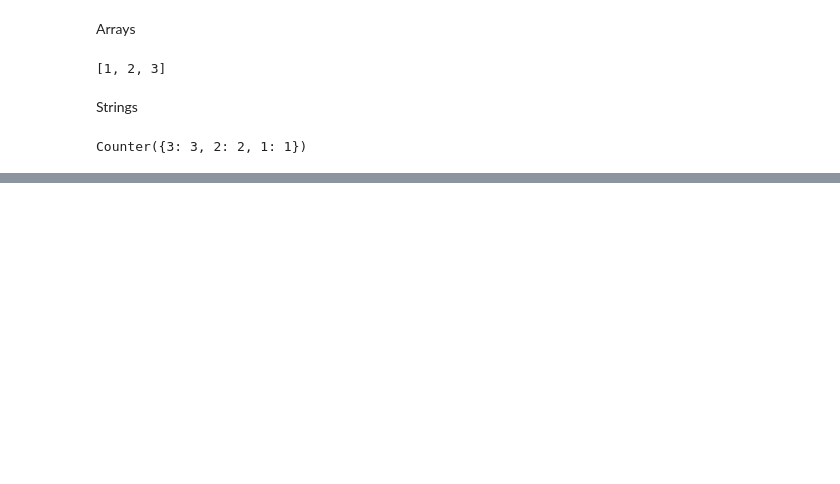
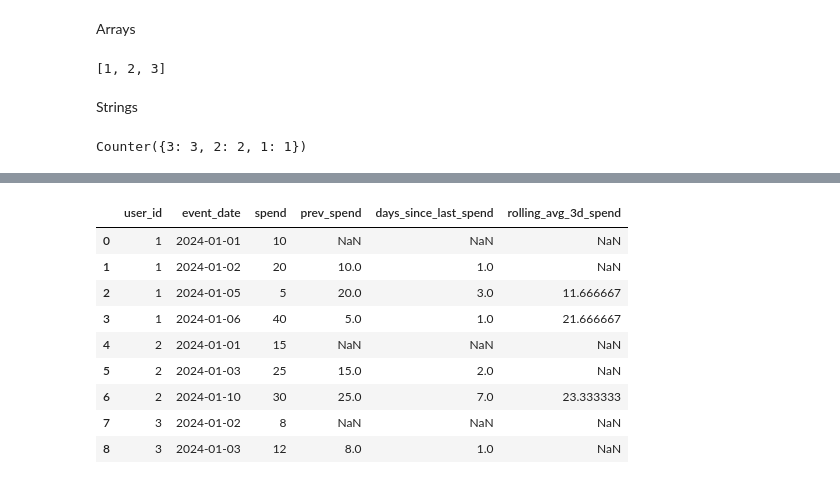
Before and after one commit to underprashure/dsa-practice, a Jupyter notebook: neetcode-75.ipynb, the cells around one changed output, grey strips where cells are left out. Cells and saved outputs as stored; diff of their text form; code cells hidden in the pictures; blank space fills up the shorter version.

```diff
--- a/neetcode-75.ipynb
+++ b/neetcode-75.ipynb
@@ -124,0 +183,10 @@ Counter({3: 3, 2: 2, 1: 1})
+# %%
+events = pd.DataFrame({
+"user_id":[1,1,1,1,2,2,2,3,3],
+"event_date":[
+"2024-01-01","2024-01-02","2024-01-05","2024-01-06",
+"2024-01-01","2024-01-03","2024-01-10",
+"2024-01-02","2024-01-03"
+],
+"spend":[10,20,5,40,15,25,30,8,12]
+})
@@ -124,0 +206,19 @@ Counter({3: 3, 2: 2, 1: 1})
+# %%
+events['event_date'] = pd.to_datetime(events['event_date'])
+events.sort_values(by=['user_id','event_date'],inplace=True)
+events['prev_spend'] = events.groupby('user_id')['spend'].shift(1)
+events['days_since_last_spend'] = (events['event_date'] - events.groupby('user_id')['event_date'].shift(1)).dt.days
+events['rolling_avg_3d_spend'] = events.groupby('user_id')['spend'].rolling(3).mean().reset_index(level=0,drop=True)
+# %%
+events
+# %% [output]
+|  | user_id | event_date | spend | prev_spend | days_since_last_spend | rolling_avg_3d_spend |
+| 0 | 1 | 2024-01-01 | 10 | NaN | NaN | NaN |
+| 1 | 1 | 2024-01-02 | 20 | 10.0 | 1.0 | NaN |
+| 2 | 1 | 2024-01-05 | 5 | 20.0 | 3.0 | 11.666667 |
+| 3 | 1 | 2024-01-06 | 40 | 5.0 | 1.0 | 21.666667 |
+| 4 | 2 | 2024-01-01 | 15 | NaN | NaN | NaN |
+| 5 | 2 | 2024-01-03 | 25 | 15.0 | 2.0 | NaN |
+| 6 | 2 | 2024-01-10 | 30 | 25.0 | 7.0 | 23.333333 |
+| 7 | 3 | 2024-01-02 | 8 | NaN | NaN | NaN |
+| 8 | 3 | 2024-01-03 | 12 | 8.0 | 1.0 | NaN |
```
Also changed, not shown: parts of 14 cells of this notebook, 2 other files.
